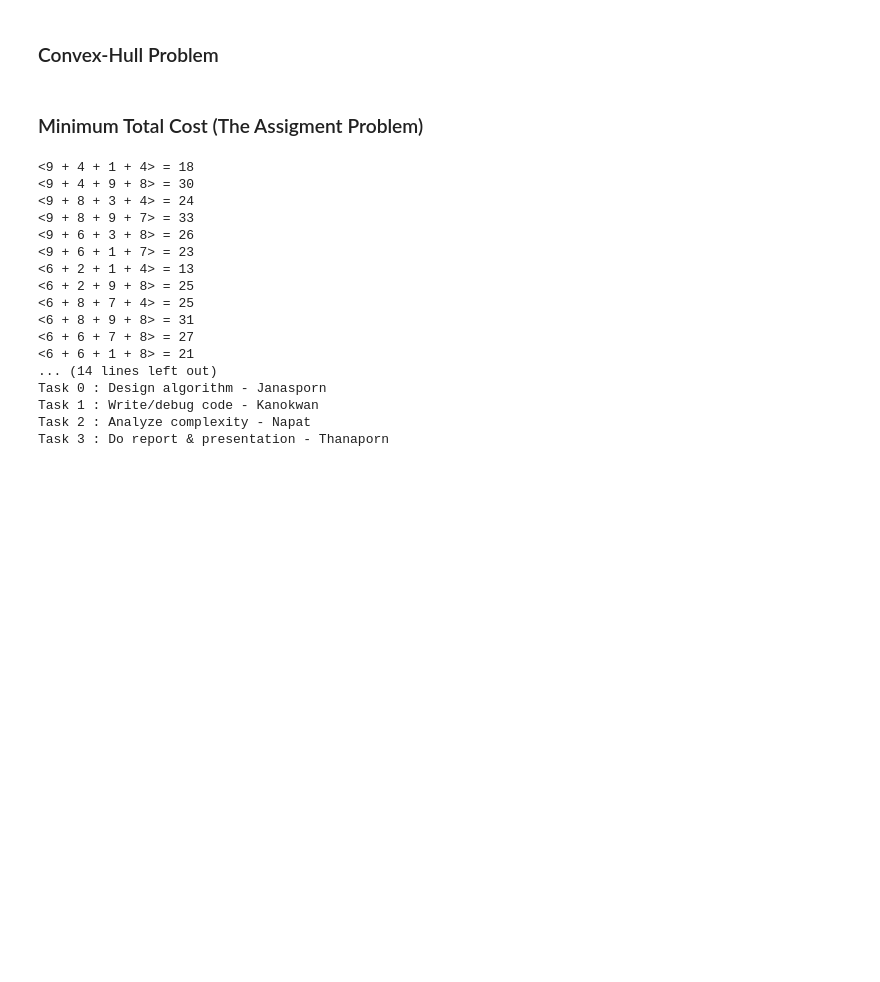
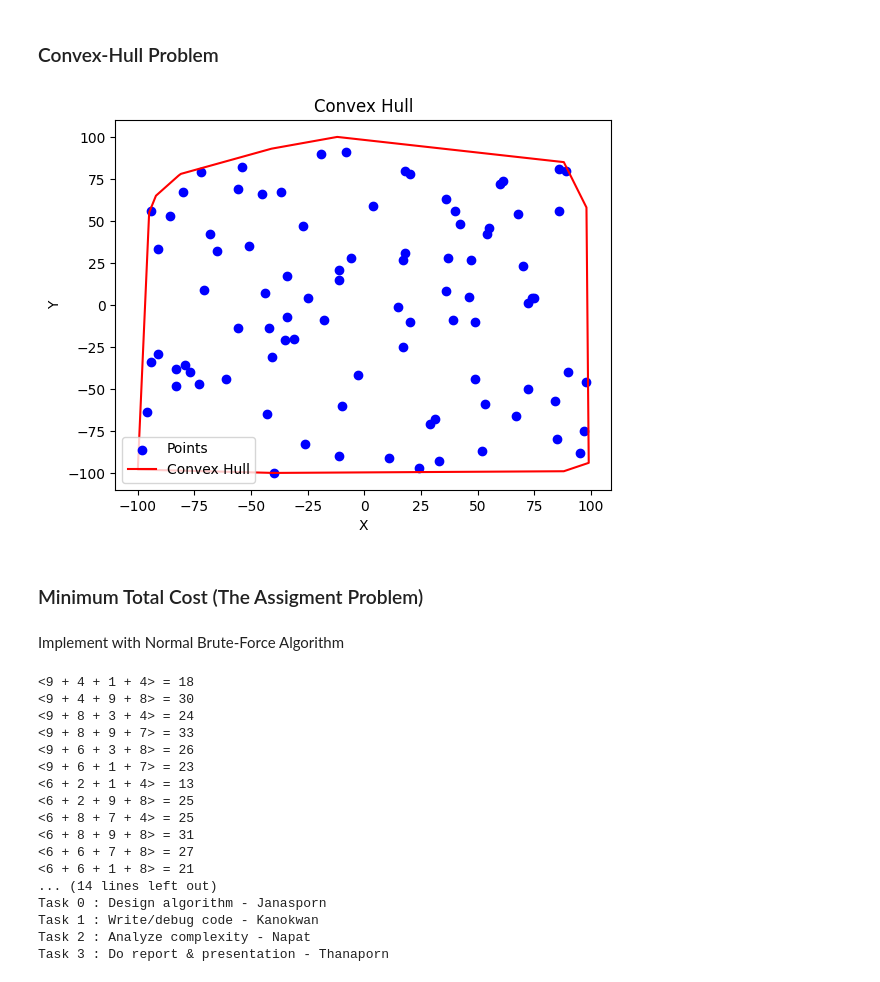
Before and after one commit to Celesca/cpe231-algorithms, a Jupyter notebook: Lecture 2 - Brute Force/CPE_231_week2_HW.ipynb, the cells around one changed output. Drawn from its saved outputs; the diff is of its cells as text; code cells hidden in the pictures; blank space fills up the shorter version.

```diff
--- a/Lecture 2 - Brute Force/CPE_231_week2_HW.ipynb
+++ b/Lecture 2 - Brute Force/CPE_231_week2_HW.ipynb
@@ -141,5 +181,42 @@ Distance: 1.0
+# %%
+import matplotlib.pyplot as plt
+
+def plot_convex_hull(points, convex_hull):
+    # ทำการแยก x และ y ออกมาจาก points และ convex_hull
+    x_points = [point[0] for point in points]
+    y_points = [point[1] for point in points]
+    x_hull = [point[0] for point in convex_hull]
+    y_hull = [point[1] for point in convex_hull]
+
+    # พล็อตจุดและ convex hull
+    plt.scatter(x_points, y_points, color='blue', label='Points')
+    plt.plot(x_hull + [x_hull[0]], y_hull + [y_hull[0]], color='red', label='Convex Hull')
+
+    # ตั้งค่ากราฟ
+    plt.title('Convex Hull')
+    plt.xlabel('X')
+    plt.ylabel('Y')
+
+    plt.legend()
+    plt.show()
+# %%
+# Test case - Convex Hull - Gift Wrapping
+import random
+
+points = []
+for i in range(100):
+    x = random.randint(-100, 100)
+    y = random.randint(-100, 100)
+    points.append((x, y))
+
+result = gift_wrapping(points)
+plot_convex_hull(points, result)
+# %% [output]
+[figure, added]
 # %% [markdown]
 ### Minimum Total Cost (The Assigment Problem)
+# %% [markdown]
+Implement with Normal Brute-Force Algorithm
 # %%
 from itertools import permutations
 import time
```
Also changed, not shown: parts of 13 cells of this notebook.
